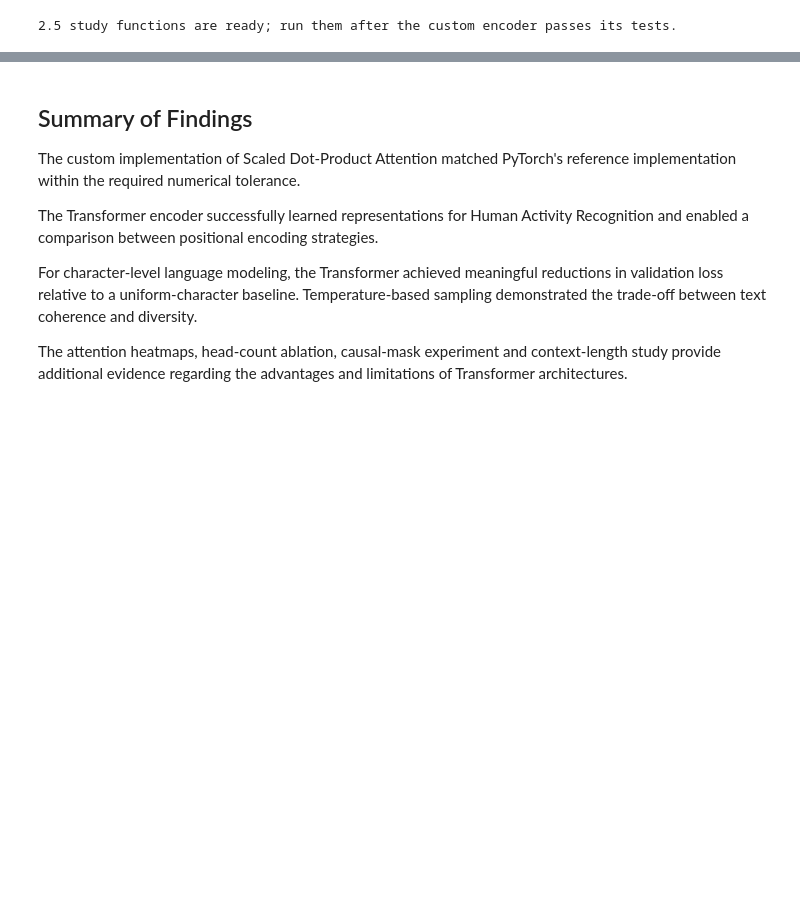
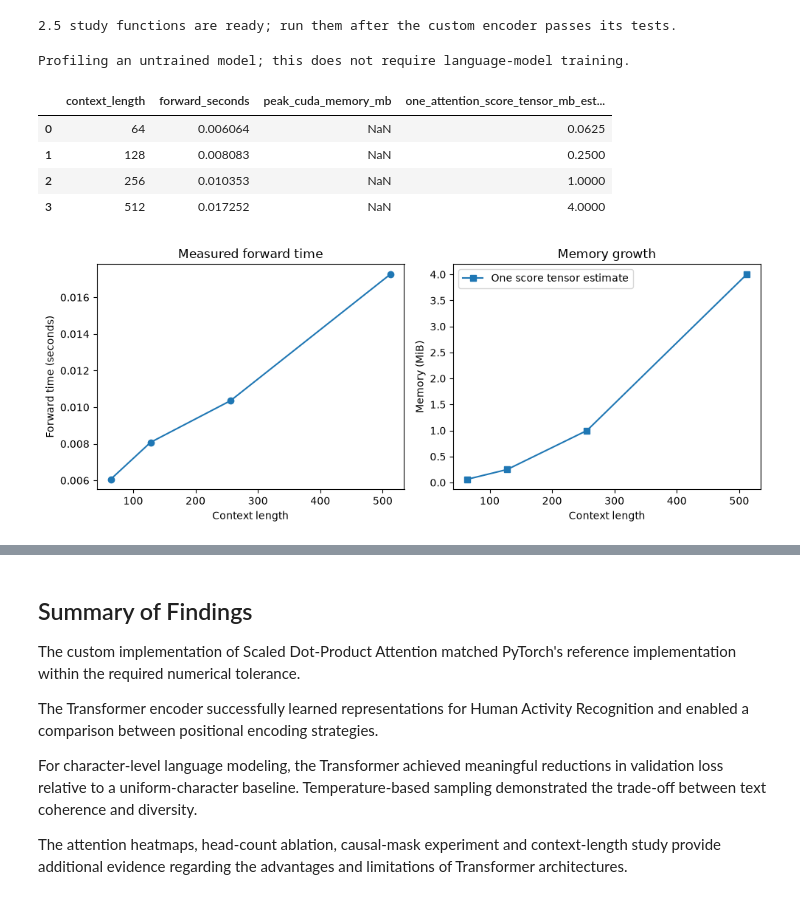
Before and after one commit to priyatosh2803/2026AK05029_DNN_Assignment, a Jupyter notebook: problem2/problem2.ipynb, the cells around one changed output, grey strips where cells are left out. Saved outputs shown, nothing was run; the diff lists cells and outputs as text; code cells hidden in the pictures; blank space fills up the shorter version.

Commit message:
Problem 2 figure generation

```diff
--- a/problem2/problem2.ipynb
+++ b/problem2/problem2.ipynb
@@ -1081,3 +1081,18 @@ else:
     print("2.5 study functions are ready; run them after the custom encoder passes its tests.")
 # %% [output]
 2.5 study functions are ready; run them after the custom encoder passes its tests.
+# %%
+if not RUN_P2_ABLATIONS:
+    set_all_seeds(MODEL_SEEDS[0])
+    profile_model = CharacterTransformerLM(len(tiny_data["vocabulary"])).to(DEVICE)
+    print("Profiling an untrained model; this does not require language-model training.")
+    context_profile = profile_context_lengths(profile_model)
+    del profile_model
+# %% [output]
+Profiling an untrained model; this does not require language-model training.
+|  | context_length | forward_seconds | peak_cuda_memory_mb | one_attention_score_tensor_mb_est... |
+| 0 | 64 | 0.006064 | NaN | 0.0625 |
+| 1 | 128 | 0.008083 | NaN | 0.2500 |
+| 2 | 256 | 0.010353 | NaN | 1.0000 |
+| 3 | 512 | 0.017252 | NaN | 4.0000 |
+[figure, added]
```
Also changed, not shown: parts of 4 cells of this notebook, 3 other files.
